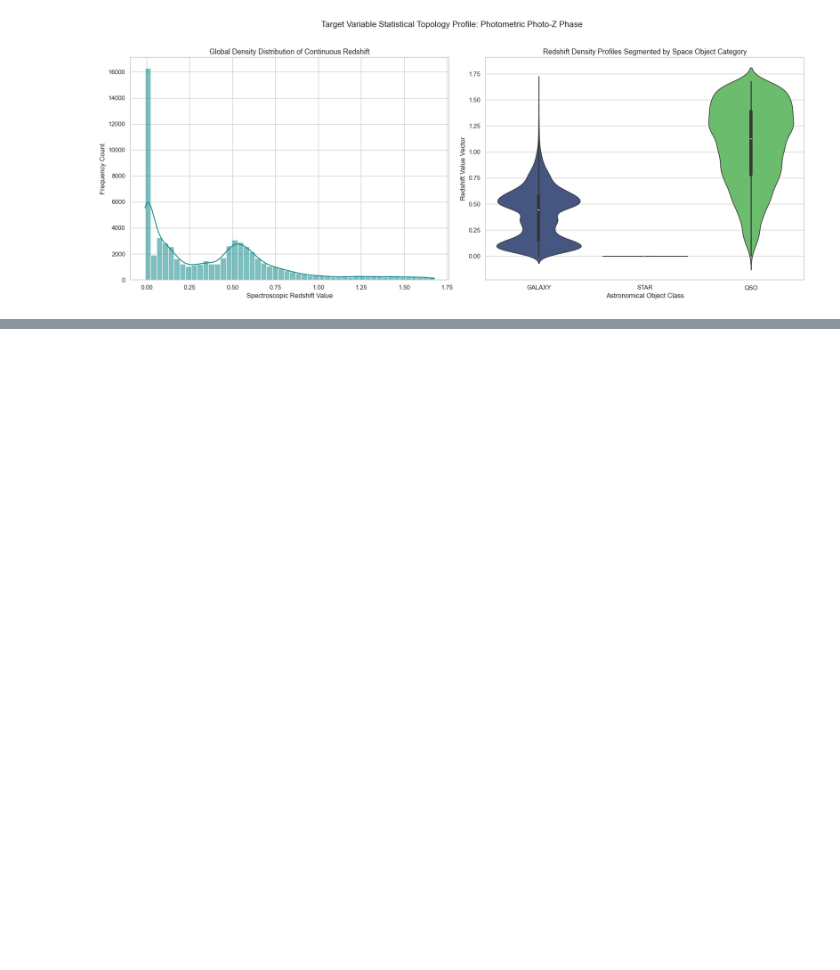
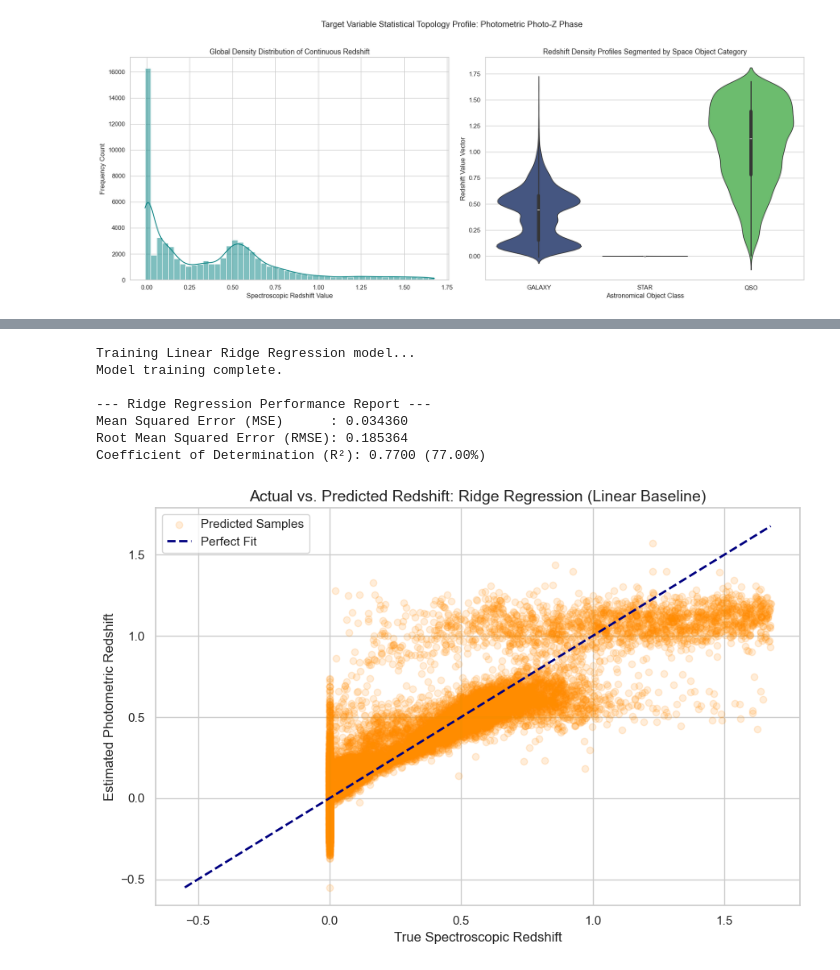
Before and after one commit to DimovDimo/SDSS17-ML-Research, a Jupyter notebook: SDSS17-ML-Research.ipynb, the cells around one changed output, grey strips where cells are left out. Saved outputs shown, nothing was run; the diff lists cells and outputs as text; code cells hidden in the pictures; blank space fills up the shorter version.

```diff
--- a/SDSS17-ML-Research.ipynb
+++ b/SDSS17-ML-Research.ipynb
@@ -2146,0 +2153,53 @@ Distribution Skewness Coefficient: 1.0889
+# %%
+import numpy as np
+import pandas as pd
+import matplotlib.pyplot as plt
+from sklearn.linear_model import Ridge
+from sklearn.metrics import mean_squared_error, r2_score
+
+# 1. Initialize the Ridge Regression model with alpha=1.0 for regularized stability
+ridge_reg = Ridge(alpha=1.0, random_state=2026)
+
+# 2. Train the model using the standardized training DataFrame
+print("Training Linear Ridge Regression model...")
+ridge_reg.fit(X_train_reg_df, y_train_reg)
+print("Model training complete.")
+
+# 3. Generate continuous predictions on the test set
+y_pred_ridge = ridge_reg.predict(X_test_reg_df)
+
+# 4. Compute comprehensive regression metrics
+mse_ridge = mean_squared_error(y_test_reg, y_pred_ridge)
+rmse_ridge = np.sqrt(mse_ridge)
+r2_ridge = r2_score(y_test_reg, y_pred_ridge)
+
+print("\n--- Ridge Regression Performance Report ---")
+print(f"Mean Squared Error (MSE)      : {mse_ridge:.6f}")
+print(f"Root Mean Squared Error (RMSE): {rmse_ridge:.6f}")
+print(f"Coefficient of Determination (R²): {r2_ridge:.4f} ({r2_ridge * 100:.2f}%)")
+
+# 5. Visualizing Actual vs. Predicted Redshift values
+plt.figure(figsize=(9, 6))
+# Using scatter plot with transparency due to high row counts
+plt.scatter(y_test_reg, y_pred_ridge, alpha=0.15, color='darkorange', label='Predicted Samples')
+
+# Plot a perfect diagonal baseline reference line (y = x)
+min_val = min(y_test_reg.min(), y_pred_ridge.min())
+max_val = max(y_test_reg.max(), y_pred_ridge.max())
+plt.plot([min_val, max_val], [min_val, max_val], color='navy', linestyle='--', linewidth=2, label='Perfect Fit')
+
+plt.title("Actual vs. Predicted Redshift: Ridge Regression (Linear Baseline)", fontsize=14)
+plt.xlabel("True Spectroscopic Redshift", fontsize=12)
+plt.ylabel("Estimated Photometric Redshift", fontsize=12)
+plt.legend(fontsize=11)
+plt.tight_layout()
+plt.show()
+# %% [output]
+Training Linear Ridge Regression model...
+Model training complete.
+
+--- Ridge Regression Performance Report ---
+Mean Squared Error (MSE)      : 0.034360
+Root Mean Squared Error (RMSE): 0.185364
+Coefficient of Determination (R²): 0.7700 (77.00%)
+[figure, added]
```
Also changed, not shown: parts of 3 cells of this notebook.
